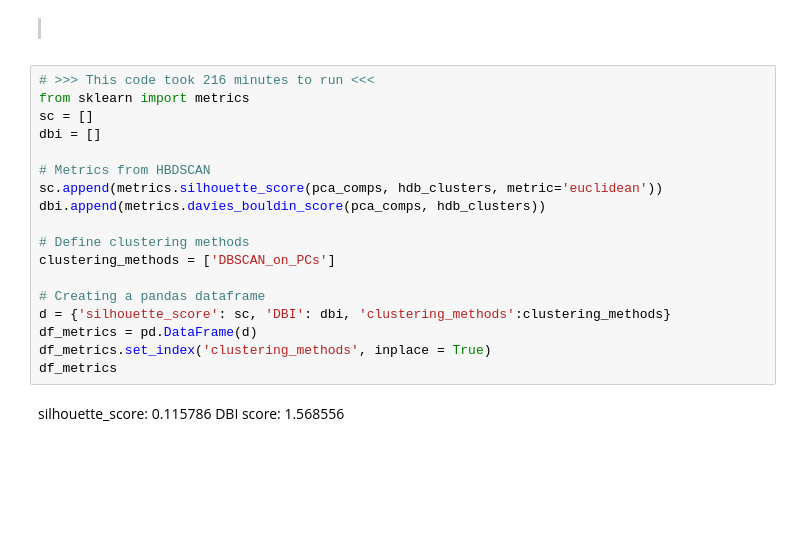
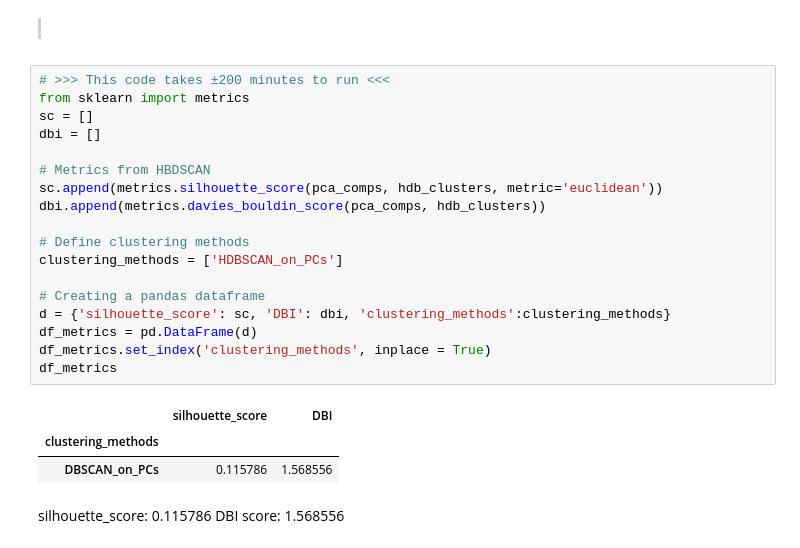
Before and after one commit to maxheijmans/AIM4B_Group1, a Jupyter notebook: BankTransactions/EDA_BankTransactions.ipynb, the cells around one changed output. Saved outputs shown, nothing was run; the diff lists cells and outputs as text; blank space fills up the shorter version.

```diff
--- a/BankTransactions/EDA_BankTransactions.ipynb
+++ b/BankTransactions/EDA_BankTransactions.ipynb
@@ -1016,23 +1030,27 @@ print(unique_clusters)
 # %% [markdown]
 > <font color='white' style='font-size: 15px;'><b>DBI scores for HDBSCAN clustering</b></font>
 # %%
-# >>> This code took 216 minutes to run <<<
+# >>> This code takes ±200 minutes to run <<<
 from sklearn import metrics
 sc = []
 dbi = []
 
 # Metrics from HBDSCAN
 sc.append(metrics.silhouette_score(pca_comps, hdb_clusters, metric='euclidean'))
 dbi.append(metrics.davies_bouldin_score(pca_comps, hdb_clusters))
 
 # Define clustering methods
-clustering_methods = ['DBSCAN_on_PCs']
+clustering_methods = ['HDBSCAN_on_PCs']
 
 # Creating a pandas dataframe
 d = {'silhouette_score': sc, 'DBI': dbi, 'clustering_methods':clustering_methods}
 df_metrics = pd.DataFrame(d)
 df_metrics.set_index('clustering_methods', inplace = True)
 df_metrics
+# %% [output]
+|  | silhouette_score | DBI |
+| clustering_methods |  |  |
+| DBSCAN_on_PCs | 0.115786 | 1.568556 |
 # %% [markdown]
 silhouette_score: 0.115786
 DBI score: 1.568556
```
Also changed, not shown: parts of 18 cells of this notebook.
